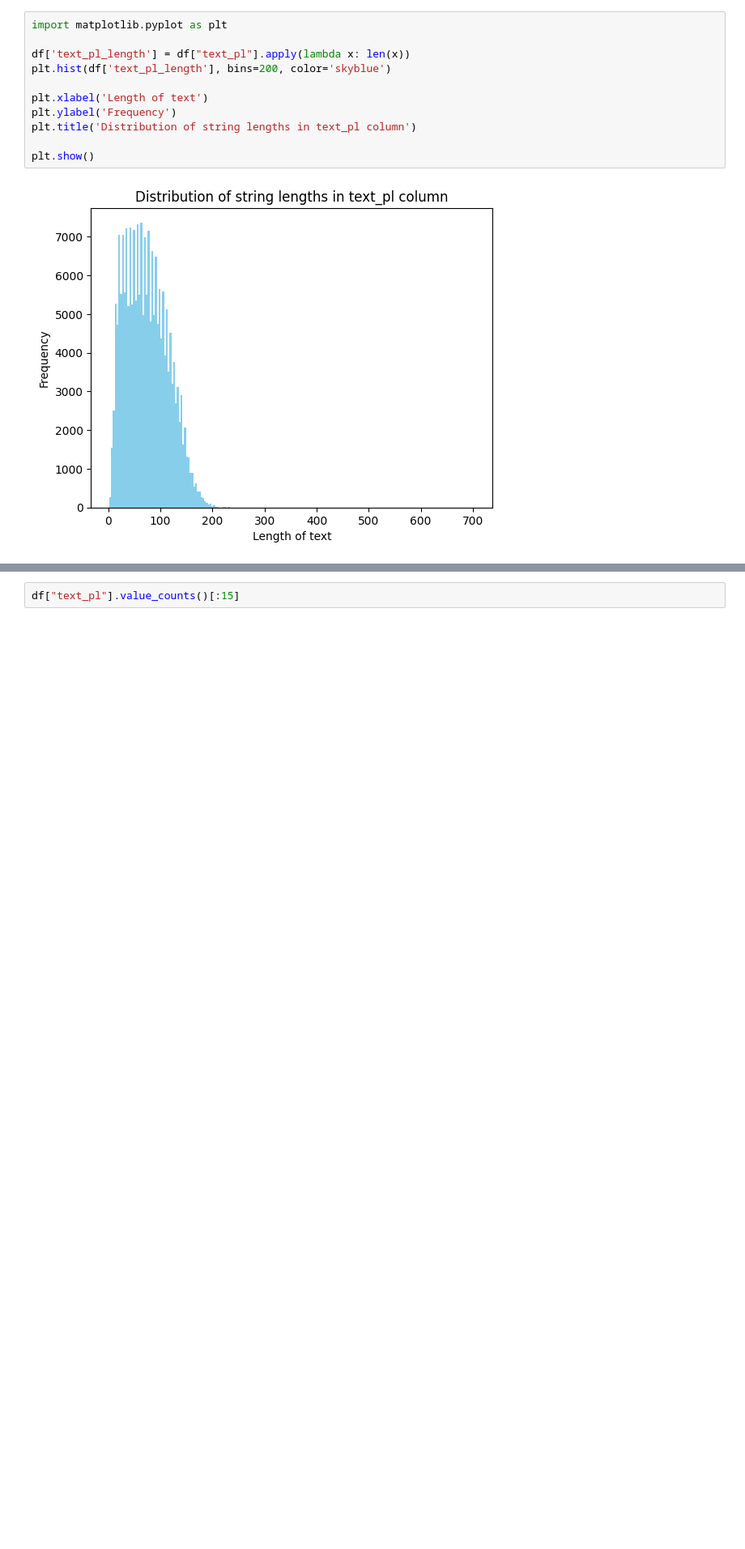
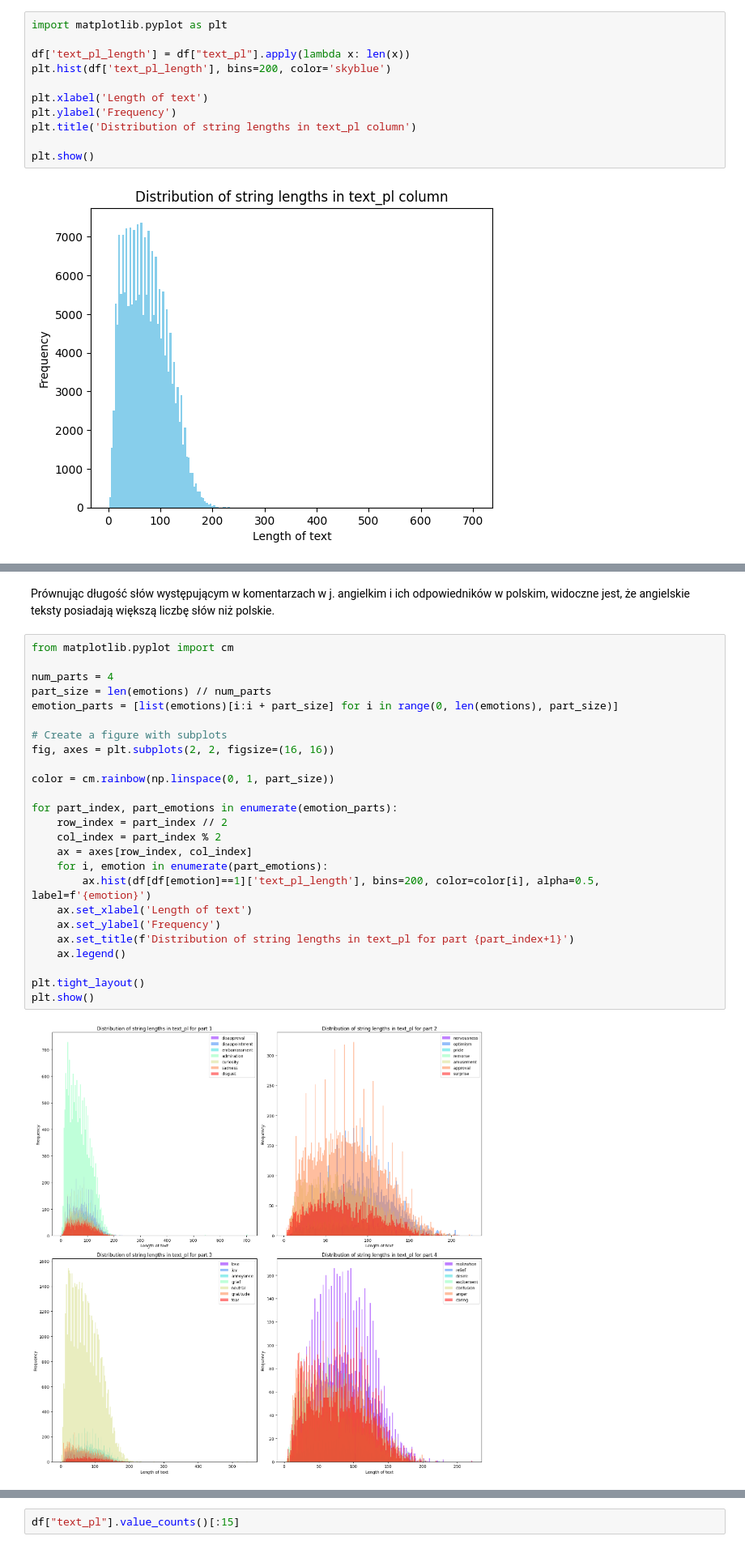
Before and after one commit to IgorCzudy/master_thesis, a Jupyter notebook: notebooks/primary_analysis.ipynb, the cells around one changed output, grey strips where cells are left out. Shown: that part at 81% size. Saved outputs shown, nothing was run; the diff lists cells and outputs as text; blank space fills up the shorter version.

```diff
--- a/notebooks/primary_analysis.ipynb
+++ b/notebooks/primary_analysis.ipynb
@@ -139,0 +217,29 @@ plt.legend()
+# %% [markdown]
+Prównując długość słów występującym w komentarzach w j. angielkim i ich odpowiedników w polskim, widoczne jest, że angielskie teksty posiadają większą liczbę słów niż polskie.
+# %%
+from matplotlib.pyplot import cm
+
+num_parts = 4
+part_size = len(emotions) // num_parts
+emotion_parts = [list(emotions)[i:i + part_size] for i in range(0, len(emotions), part_size)]
+
+# Create a figure with subplots
+fig, axes = plt.subplots(2, 2, figsize=(16, 16))
+
+color = cm.rainbow(np.linspace(0, 1, part_size))
+
+for part_index, part_emotions in enumerate(emotion_parts):
+    row_index = part_index // 2
+    col_index = part_index % 2
+    ax = axes[row_index, col_index]
+    for i, emotion in enumerate(part_emotions):
+        ax.hist(df[df[emotion]==1]['text_pl_length'], bins=200, color=color[i], alpha=0.5, label=f'{emotion}')
+    ax.set_xlabel('Length of text')
+    ax.set_ylabel('Frequency')
+    ax.set_title(f'Distribution of string lengths in text_pl for part {part_index+1}')
+    ax.legend()
+
+plt.tight_layout()
+plt.show()
+# %% [output]
+[figure, added]
```
Also changed, not shown: parts of 22 cells of this notebook.
